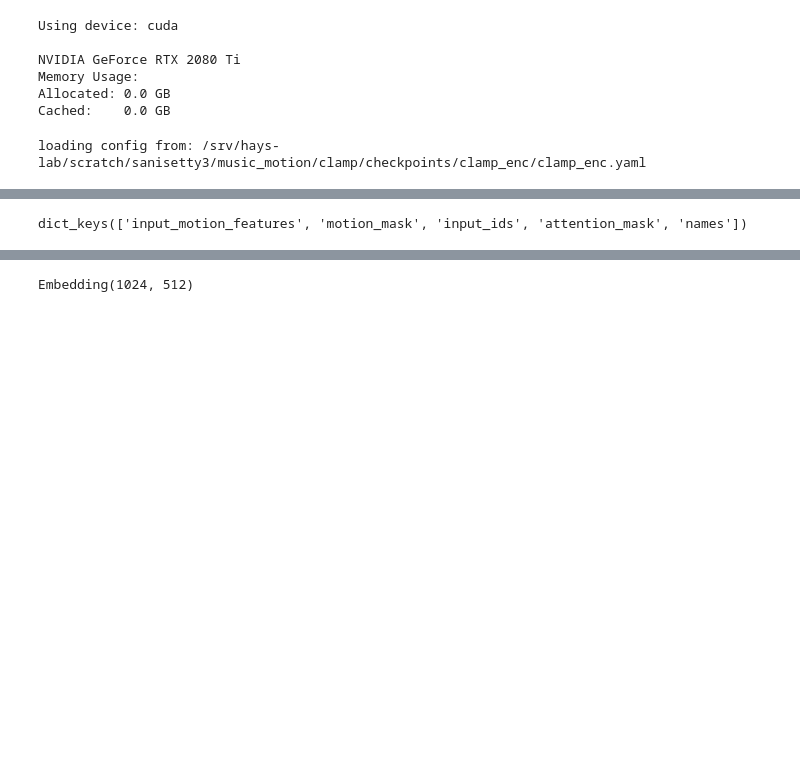
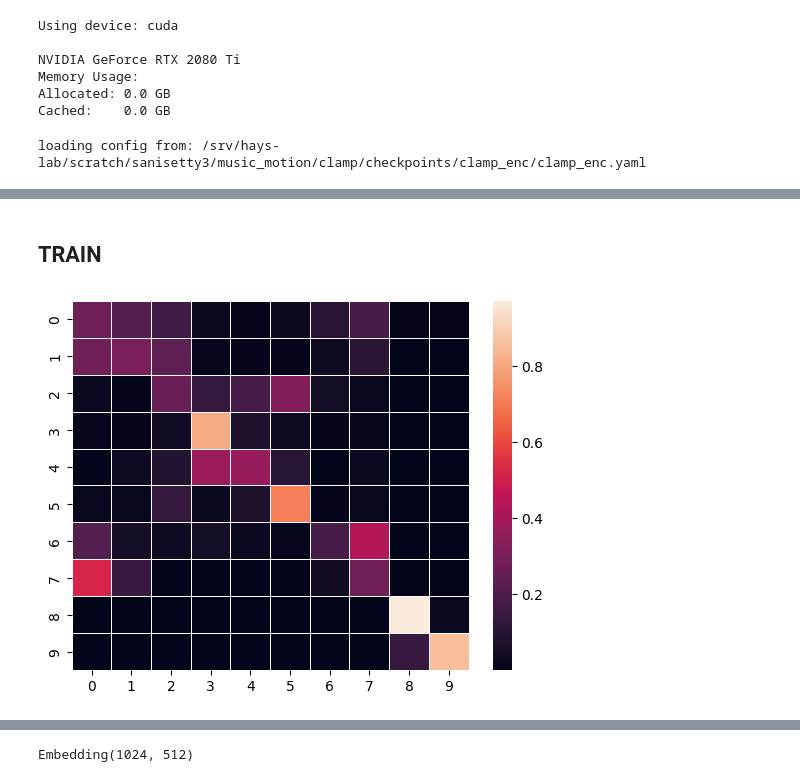
Before and after one commit to sohananisetty/CLAMP, a Jupyter notebook: motionclap.ipynb, the cells around one changed output, grey strips where cells are left out. Drawn from its saved outputs; the diff is of its cells as text; code cells hidden in the pictures; blank space fills up the shorter version.

```diff
--- a/motionclap.ipynb
+++ b/motionclap.ipynb
@@ -129,4 +188,9 @@ tensor([0.7158, 0.6615], grad_fn=<DiagonalBackward0_copy>)
+# %% [markdown]
+## TRAIN
 # %%
-batch.keys()
+logits_per_text_vs_motion = out.logits_per_text_vs_motion
+probs = logits_per_text_vs_motion.softmax(dim=-1)
+ax = sns.heatmap(np.array(probs.detach().cpu()), linewidth=0.5)
+plt.show()
 # %% [output]
-dict_keys(['input_motion_features', 'motion_mask', 'input_ids', 'attention_mask', 'names'])
+[figure, added]
```
Also changed, not shown: parts of 51 cells of this notebook, 8 other files.
